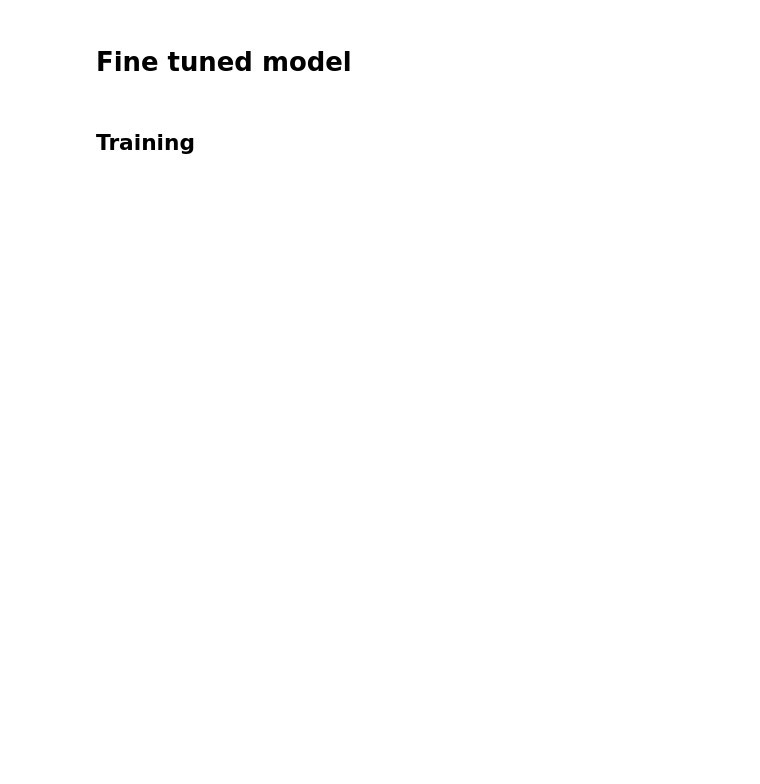
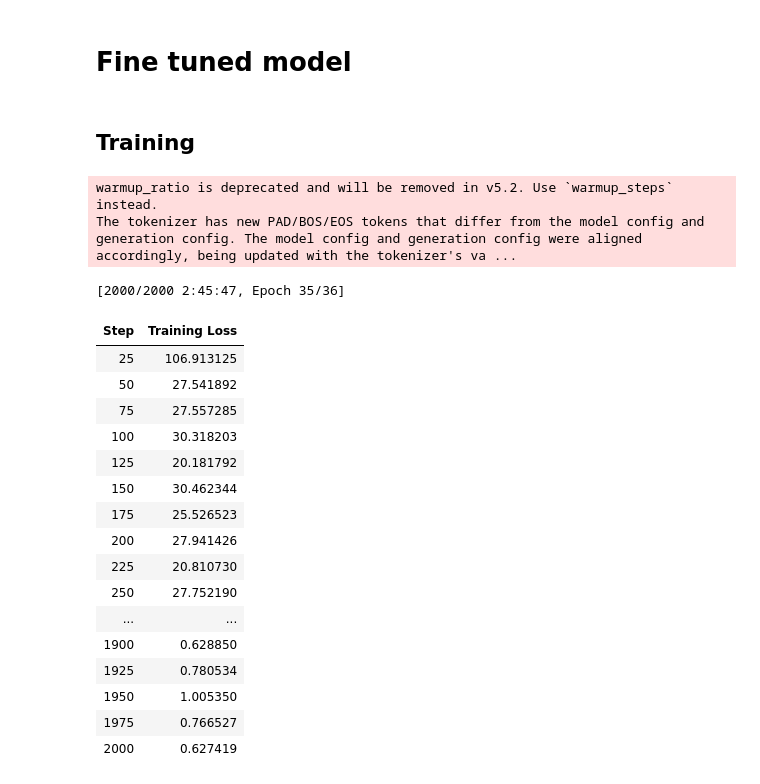
Before and after one commit to LACHQER-Wiam/Named_Entity_Extraction_Archelec_Corpus, a Jupyter notebook: projet_archelec/notebooks/gliner.ipynb, the cells around one changed output. Saved outputs shown, nothing was run; the diff lists cells and outputs as text; code cells hidden in the pictures; blank space fills up the shorter version.

Commit message:
trained gliner : notebook and results

```diff
--- a/projet_archelec/notebooks/gliner.ipynb
+++ b/projet_archelec/notebooks/gliner.ipynb
@@ -144,2 +228,5 @@ Global NER Performance (Exact Match)
 # %% [markdown]
 ## Training
+# %%
+train_data = json.load(open(f"{ROOT_DIR}/data/splits/train.json", "r"))
+train_dataset = format_data(train_data)
@@ -145,0 +235,48 @@ Global NER Performance (Exact Match)
+# %%
+device = torch.device('cuda:0') if torch.cuda.is_available() else torch.device('cpu')
+
+model = GLiNER.from_pretrained("urchade/gliner_medium-v2.1") #urchade/gliner_small
+# %%
+trainer = model.train_model(
+    train_dataset=train_dataset,
+    eval_dataset=None,
+    output_dir="../models/Gliner/",
+    learning_rate=1e-4,
+    weight_decay=0.01,
+    others_lr=1e-5,
+    others_weight_decay=0.01,
+    lr_scheduler_type="linear",
+    warmup_steps=50,
+    per_device_train_batch_size=2,
+    per_device_eval_batch_size=2,
+    focal_loss_alpha=0.75,
+    focal_loss_gamma=2,
+    max_steps=2000,             # ← suffit
+    save_steps=252,                  # ~1 save par epoch
+    save_total_limit=1,
+    dataloader_num_workers=0,
+    use_cpu=True,
+    report_to="none",
+    logging_steps=25,
+)
+# %% [output]
+warmup_ratio is deprecated and will be removed in v5.2. Use `warmup_steps` instead.
+The tokenizer has new PAD/BOS/EOS tokens that differ from the model config and generation config. The model config and generation config were aligned accordingly, being updated with the tokenizer's va ...
+[2000/2000 2:45:47, Epoch 35/36]
+| Step | Training Loss |
+| 25 | 106.913125 |
+| 50 | 27.541892 |
+| 75 | 27.557285 |
+| 100 | 30.318203 |
+| 125 | 20.181792 |
+| 150 | 30.462344 |
+| 175 | 25.526523 |
+| 200 | 27.941426 |
+| 225 | 20.810730 |
+| 250 | 27.752190 |
+| ... | ... |
+| 1900 | 0.628850 |
+| 1925 | 0.780534 |
+| 1950 | 1.005350 |
+| 1975 | 0.766527 |
+| 2000 | 0.627419 |
```
Also changed, not shown: parts of 7 cells of this notebook, 10 other files.
